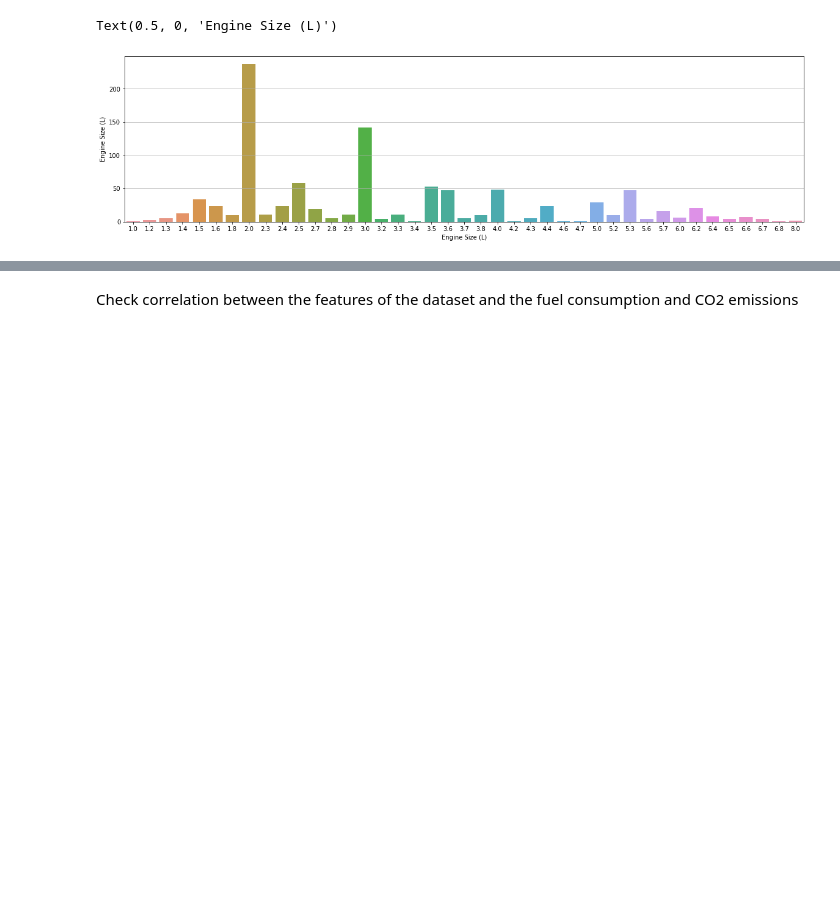
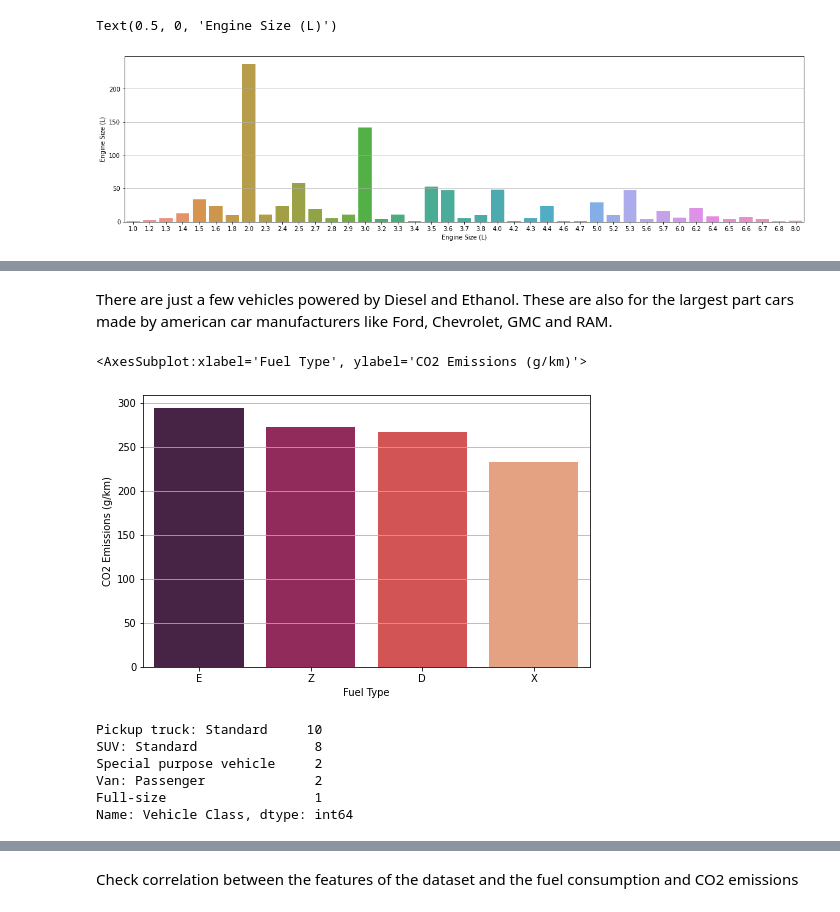
Before and after one commit to JohannesBeneke/EDA-Vehicle-Emissions, a Jupyter notebook: eda_emissions.ipynb, the cells around one changed output, grey strips where cells are left out. Saved outputs shown, nothing was run; the diff lists cells and outputs as text; code cells hidden in the pictures; blank space fills up the shorter version.

```diff
--- a/eda_emissions.ipynb
+++ b/eda_emissions.ipynb
@@ -289,0 +322,19 @@ Text(0.5, 0, 'Engine Size (L)')
+# %% [markdown]
+There are just a few vehicles powered by Diesel and Ethanol. These are also for the largest part cars made by american car manufacturers like Ford, Chevrolet, GMC and RAM.
+# %%
+fueltype_CO2 = df.groupby('Fuel Type').mean()['CO2 Emissions (g/km)'].reset_index(drop=False).sort_values(by='CO2 Emissions (g/km)', ascending=False)
+plt.figure(figsize=(8,5))
+plt.grid()
+sns.barplot(data=fueltype_CO2, x=fueltype_CO2['Fuel Type'], y=fueltype_CO2['CO2 Emissions (g/km)'], palette="rocket")
+# %% [output]
+<AxesSubplot:xlabel='Fuel Type', ylabel='CO2 Emissions (g/km)'>
+[figure, added]
+# %%
+df[df["Fuel Type"].str.contains("E")]['Vehicle Class'].value_counts()
+# %% [output]
+Pickup truck: Standard     10
+SUV: Standard               8
+Special purpose vehicle     2
+Van: Passenger              2
+Full-size                   1
+Name: Vehicle Class, dtype: int64
```
Also changed, not shown: parts of 14 cells of this notebook.
